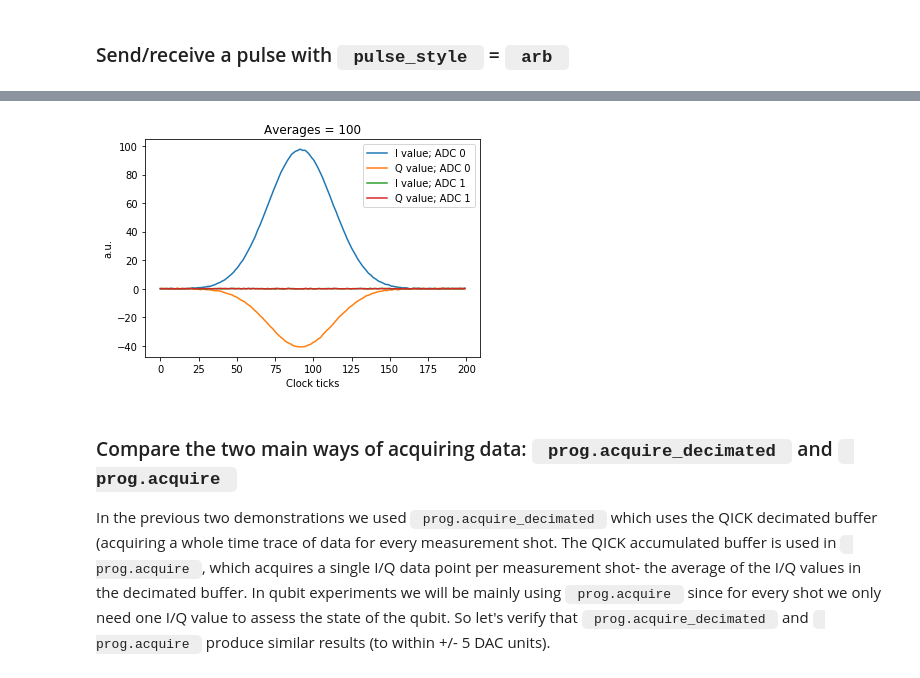
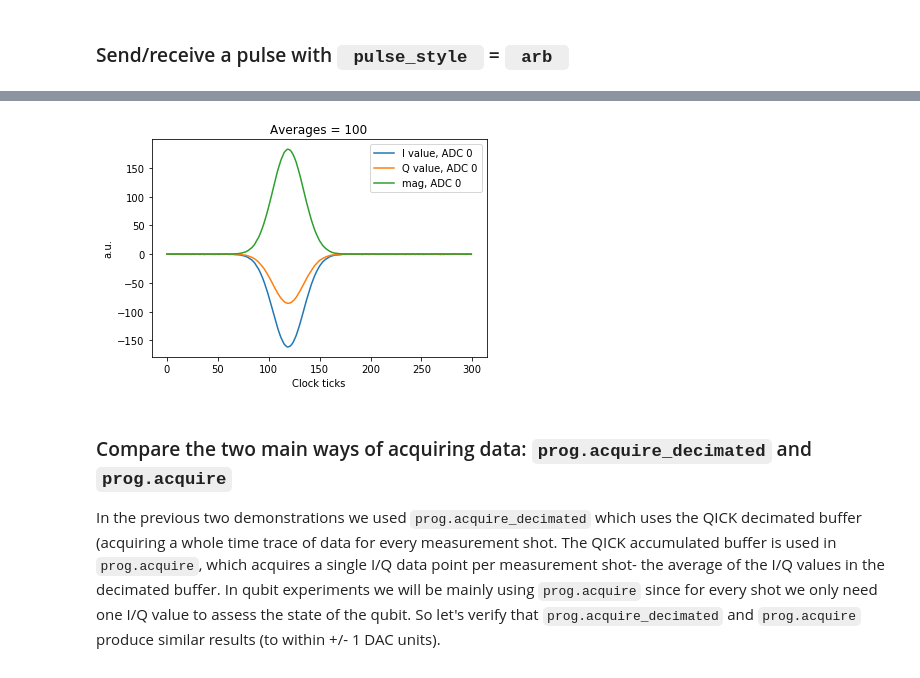
Before and after one commit to openquantumhardware/qick, a Jupyter notebook: qick_demos/00_Send_receive_pulse.ipynb, the cells around one changed output, grey strips where cells are left out. Saved outputs shown, nothing was run; the diff lists cells and outputs as text; code cells hidden in the pictures.

```diff
--- a/qick_demos/00_Send_receive_pulse.ipynb
+++ b/qick_demos/00_Send_receive_pulse.ipynb
@@ -128,17 +245,18 @@ plt.savefig("images/Send_recieve_pulse_const.pdf", dpi=350)
 # %% [markdown]
 ### Send/receive a pulse with <code> pulse_style </code> = <code> flat_top </code>
 # %%
-config={"res_ch":7, # --Fixed
+config={"res_ch":6, # --Fixed
+        "ro_chs":[0], # --Fixed
         "reps":1, # --Fixed
-        "relax_delay":1, # --Fixed
-        "res_phase":0, # --Fixed
+        "relax_delay":1.0, # --us
+        "res_phase":0, # --degrees
         "pulse_style": "flat_top", # --Fixed
         "length": 50, # [Clock ticks]
         # Try varying  length from 10-100 clock ticks
         "sigma": 30, # [Clock ticks]
         # Try varying sigma from 10-50 clock ticks
 
-        "readout_length":200, # [Clock ticks]
+        "readout_length":300, # [Clock ticks]
         # Try varying readout_length from 50-1000 clock ticks
 
         "pulse_gain":5000, # [DAC units]
@@ -156,13 +274,10 @@ config={"res_ch":7, # --Fixed
         # Try varying soft_avgs from 1 to 200 averages
 
        }
-config["idata"] = gauss(mu=config["sigma"]*16*5/2,si=config["sigma"]*16,length=5*config["sigma"]*16,maxv=32000)
-# Try varying idata to be an arbitrary numpy array of your choosing!
-# The first half of idata ramps up the flat_top pulse, the second half ramps down the flat_top pulse
 
 ###################
 # Try it yourself !
 ###################
 
 prog =LoopbackProgram(soccfg, config)
-iq0, iq1 = prog.acquire_decimated(soc, load_pulses=True, progress=True, debug=False)
+iq_list = prog.acquire_decimated(soc, load_pulses=True, progress=True, debug=False)
@@ -171,10 +284,10 @@ iq0, iq1 = prog.acquire_decimated(soc, load_pulses=True, progress=True, debug=Fa
 # %%
 # Plot results.
 plt.figure(1)
-plt.plot(iq0[0], label="I value; ADC 0")
-plt.plot(iq0[1], label="Q value; ADC 0")
-plt.plot(iq1[0], label="I value; ADC 1")
-plt.plot(iq1[1], label="Q value; ADC 1")
+for ii, iq in enumerate(iq_list):
+    plt.plot(iq[0], label="I value, ADC %d"%(config['ro_chs'][ii]))
+    plt.plot(iq[1], label="Q value, ADC %d"%(config['ro_chs'][ii]))
+    plt.plot(np.abs(iq[0]+1j*iq[1]), label="mag, ADC %d"%(config['ro_chs'][ii]))
 plt.ylabel("a.u.")
 plt.xlabel("Clock ticks")
 plt.title("Averages = " + str(config["soft_avgs"]))
@@ -185,16 +298,17 @@ plt.savefig("images/Send_recieve_pulse_flattop.pdf", dpi=350)
 # %% [markdown]
 ### Send/receive a pulse with <code> pulse_style </code> = <code> arb </code>
 # %%
-config={"res_ch":7, # --Fixed
+config={"res_ch":6, # --Fixed
+        "ro_chs":[0], # --Fixed
         "reps":1, # --Fixed
-        "relax_delay":1, # --Fixed
-        "res_phase":0, # --Fixed
+        "relax_delay":1.0, # --us
+        "res_phase":0, # --degrees
         "pulse_style": "arb", # --Fixed
 
         "sigma": 30, # [Clock ticks]
         # Try varying sigma from 10-50 clock ticks
 
-        "readout_length":200, # [Clock ticks]
+        "readout_length":300, # [Clock ticks]
         # Try varying readout_length from 50-1000 clock ticks
 
         "pulse_gain":5000, # [DAC units]
@@ -212,12 +326,10 @@ config={"res_ch":7, # --Fixed
         # Try varying soft_avgs from 1 to 200 averages
 
        }
-config["idata"] = gauss(mu=config["sigma"]*16*5/2,si=config["sigma"]*16,length=5*config["sigma"]*16,maxv=32000)
-# Try varying idata to be an arbitrary numpy array of your choosing!
 
 ###################
 # Try it yourself !
 ###################
 
 prog =LoopbackProgram(soccfg, config)
-iq0, iq1 = prog.acquire_decimated(soc, load_pulses=True, progress=True, debug=False)
+iq_list = prog.acquire_decimated(soc, load_pulses=True, progress=True, debug=False)
@@ -226,20 +336,20 @@ iq0, iq1 = prog.acquire_decimated(soc, load_pulses=True, progress=True, debug=Fa
 # %%
 # Plot results.
 plt.figure(1)
-plt.plot(iq0[0], label="I value; ADC 0")
-plt.plot(iq0[1], label="Q value; ADC 0")
-plt.plot(iq1[0], label="I value; ADC 1")
-plt.plot(iq1[1], label="Q value; ADC 1")
+for ii, iq in enumerate(iq_list):
+    plt.plot(iq[0], label="I value, ADC %d"%(config['ro_chs'][ii]))
+    plt.plot(iq[1], label="Q value, ADC %d"%(config['ro_chs'][ii]))
+    plt.plot(np.abs(iq[0]+1j*iq[1]), label="mag, ADC %d"%(config['ro_chs'][ii]))
 plt.ylabel("a.u.")
 plt.xlabel("Clock ticks")
 plt.title("Averages = " + str(config["soft_avgs"]))
 plt.legend()
 plt.savefig("images/Send_recieve_pulse_arb.pdf", dpi=350)
 # %% [output]
-[figure, old version]
+[figure, new version]
 # %% [markdown]
-### Compare the two main ways of acquiring data: <code> prog.acquire_decimated </code> and <code> prog.acquire </code>
+### Compare the two main ways of acquiring data: <code>prog.acquire_decimated</code> and <code>prog.acquire</code>
 
-In the previous two demonstrations we used <code> prog.acquire_decimated </code> which uses the QICK decimated buffer (acquiring a whole time trace of data for every measurement shot. The QICK accumulated buffer is used in <code> prog.acquire </code>, which acquires a single I/Q data point per measurement shot- the average of the I/Q values in the decimated buffer. In qubit experiments we will be mainly using <code> prog.acquire </code> since for every shot we only need one I/Q value to assess the state of the qubit. So let's verify that <code> prog.acquire_decimated </code> and <code> prog.acquire </code> produce similar results (to within +/- 5 DAC units).
+In the previous two demonstrations we used <code>prog.acquire_decimated</code> which uses the QICK decimated buffer (acquiring a whole time trace of data for every measurement shot. The QICK accumulated buffer is used in <code>prog.acquire</code>, which acquires a single I/Q data point per measurement shot- the average of the I/Q values in the decimated buffer. In qubit experiments we will be mainly using <code>prog.acquire</code> since for every shot we only need one I/Q value to assess the state of the qubit. So let's verify that <code>prog.acquire_decimated</code> and <code>prog.acquire</code> produce similar results (to within +/- 1 DAC units).
 # %%
 # First, lets collect the results with the decimated buffer as we did before.
```
Also changed, not shown: parts of 17 cells of this notebook, 5 other files.
